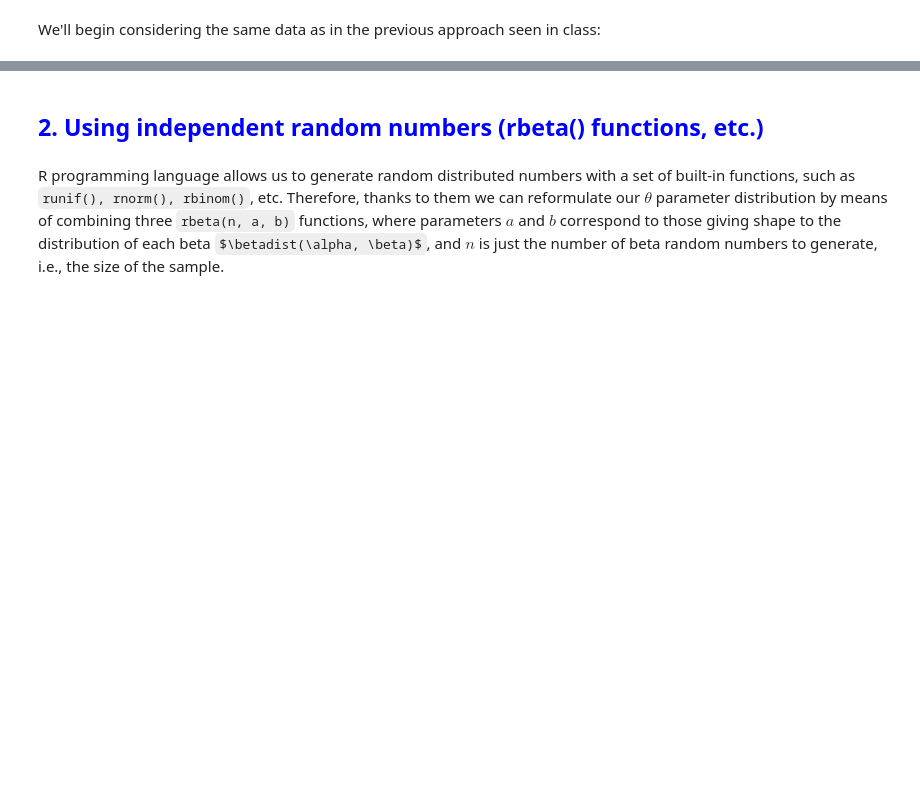
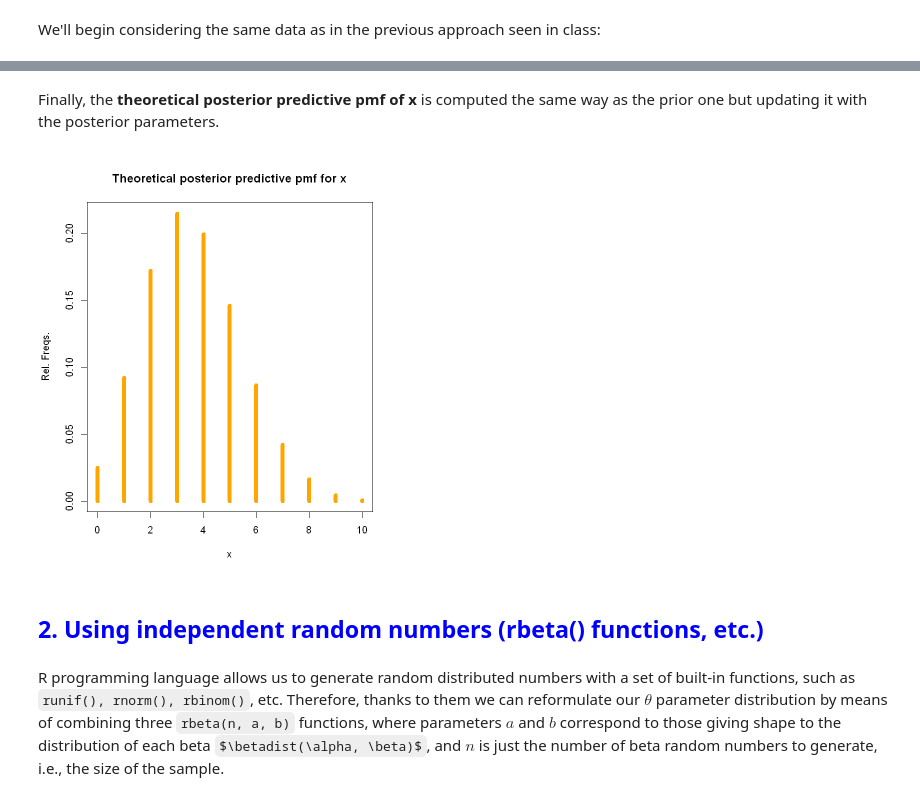
Before and after one commit to claudia-hm/BSPP, a Jupyter notebook: 2021-2022.Homework.01.Statements.ipynb, the cells around one changed output, grey strips where cells are left out. Cells and saved outputs as stored; diff of their text form; code cells hidden in the pictures; some formulas as TeX source; blank space fills up the shorter version.

```diff
--- a/2021-2022.Homework.01.Statements.ipynb
+++ b/2021-2022.Homework.01.Statements.ipynb
@@ -693,5 +772,28 @@ The expressions of $h(\theta\,|\,x)$ and $h(\theta)$ may look similar due to its
+# %% [markdown]
+Finally, the **theoretical posterior predictive pmf of x** is computed the same way as the prior one but updating it with the posterior parameters.
+# %%
+# define f1, f2, f3
+posterior.f1<-function(x){dbbinom(x,size=n,alpha=posterior.a1,beta=posterior.b1)}
+posterior.f2<-function(x){dbbinom(x,size=n,alpha=posterior.a2,beta=posterior.b2)}
+posterior.f3<-function(x){dbbinom(x,size=n,alpha=posterior.a3,beta=posterior.b3)}
+
+# theoretical posterior predictive pmf
+Theor.posterior.predictive.pmf<-function(x){
+    return(posterior.gamma1*posterior.f1(x)+
+           posterior.gamma2*posterior.f2(x)+
+           posterior.gamma3*posterior.f3(x))
+}
+
+# plot
+options(repr.plot.width=6,repr.plot.height=7)
+w<-0:n
+matplot(x=w,y=Theor.posterior.predictive.pmf(w),type="h", lwd=7, lty=1,
+        col=c("Orange"),xlab="x",ylab="Rel. Freqs.",
+        main="Theoretical posterior predictive pmf for x")
+# %% [output]
+[figure, added]
 # %% [markdown]
- <h2 style="color:blue">2. Using independent random numbers (rbeta() functions, etc.)</h2>
+<h2 style="color:blue">2. Using independent random numbers (rbeta() functions, etc.)</h2>
 # %% [markdown]
 R programming language allows us to generate random distributed numbers with a set of built-in functions, such as ``runif(), rnorm(), rbinom()``, etc. Therefore, thanks to them we can reformulate our $\theta$ parameter distribution by means of combining three ``rbeta(n, a, b)`` functions, where parameters $a$ and $b$ correspond to those giving shape to the distribution of each beta $\betadist(\alpha, \beta)$, and $n$ is just the number of beta random numbers to generate, i.e., the size of the sample.
 # %% [markdown]
```
Also changed, not shown: parts of 40 cells of this notebook.
